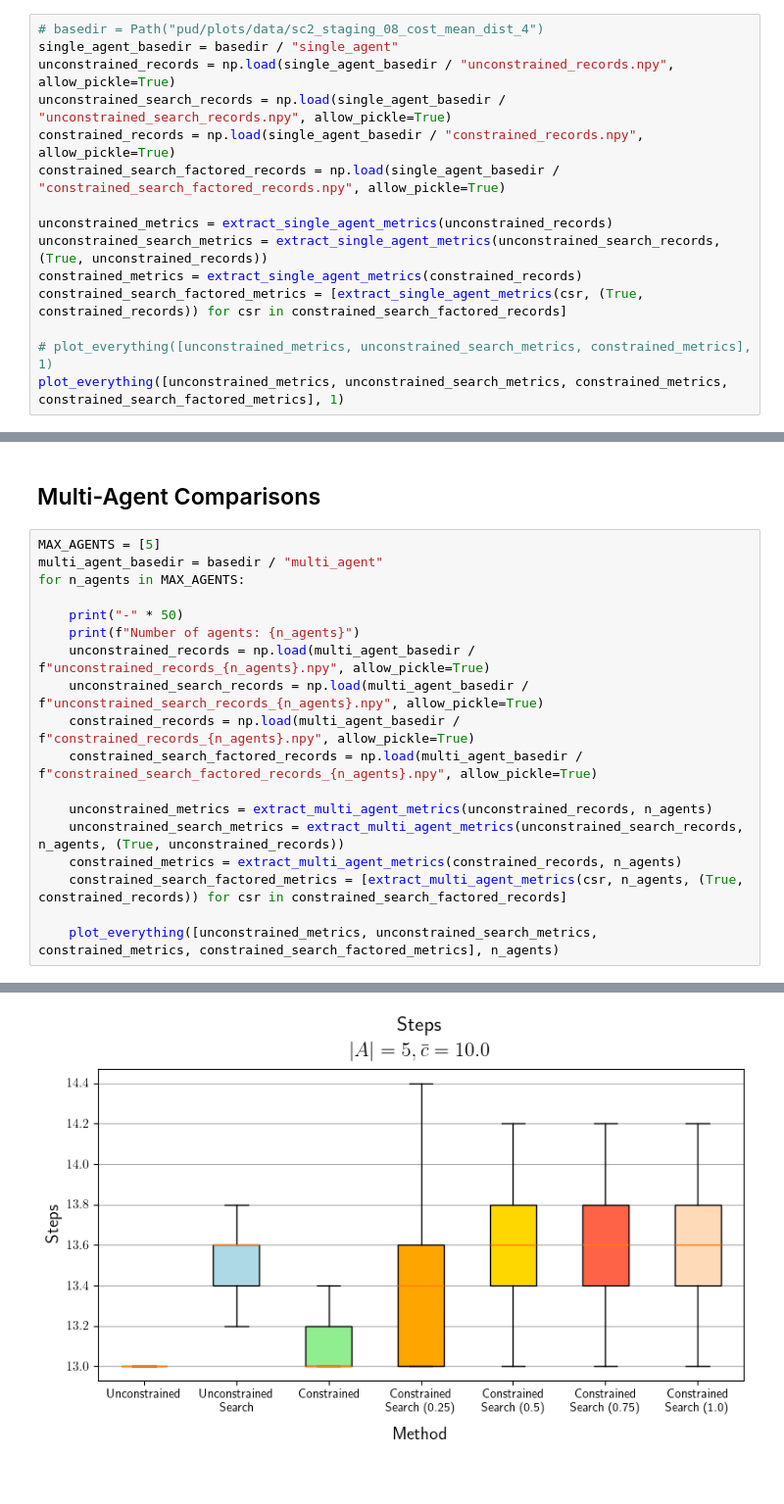
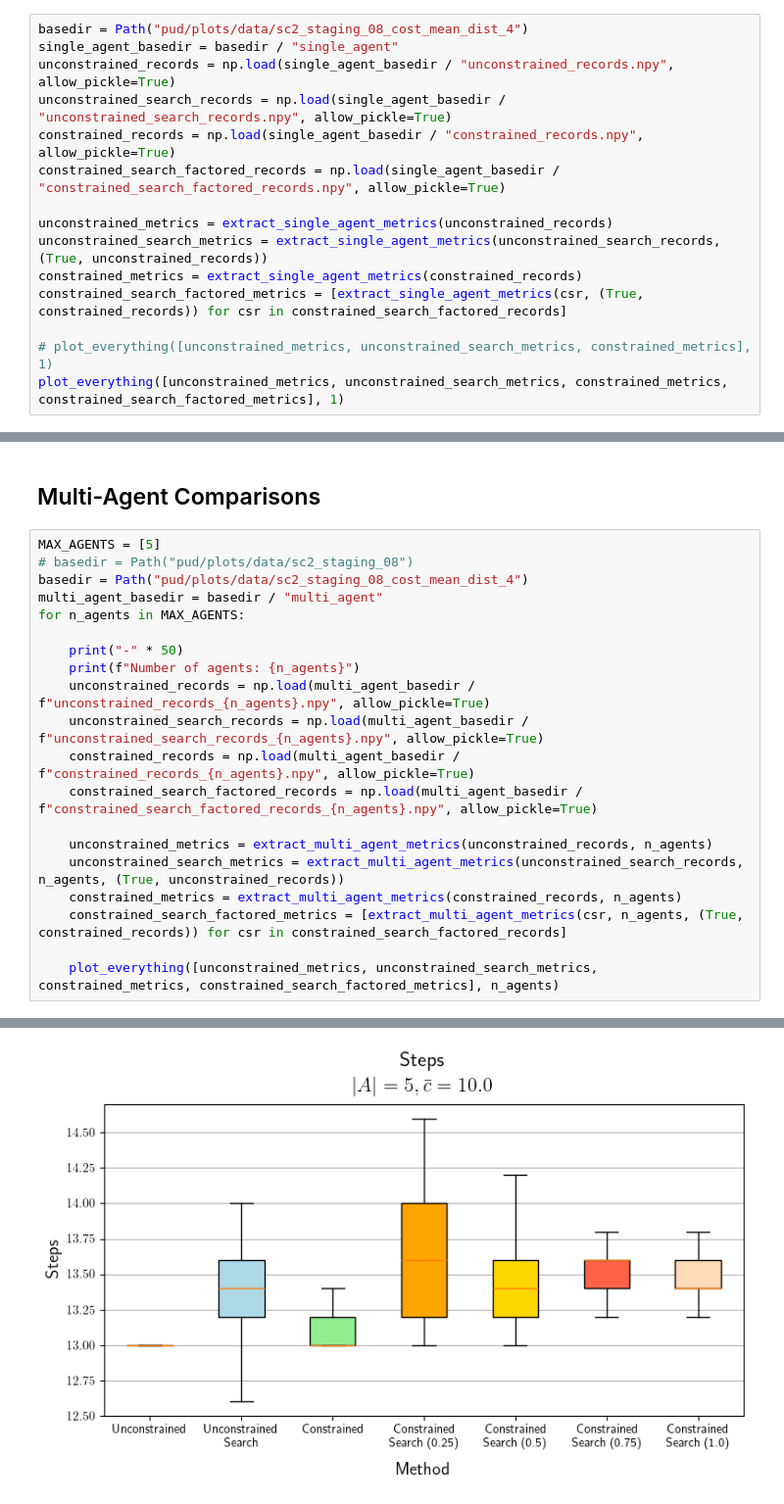
Before and after one commit to delay-planner/rb-visual-mapf, a Jupyter notebook: pud/plots/plot_habitatenv_metrics.ipynb, the cells around one changed output, grey strips where cells are left out. Shown: that part at 98% size. Drawn from its saved outputs; the diff is of its cells as text.

```diff
--- a/pud/plots/plot_habitatenv_metrics.ipynb
+++ b/pud/plots/plot_habitatenv_metrics.ipynb
@@ -191,7 +191,7 @@ def plot_everything(metrics, num_agents):
 # %% [markdown]
 ## Single-Agent Comparisons
 # %%
-# basedir = Path("pud/plots/data/sc2_staging_08_cost_mean_dist_4")
+basedir = Path("pud/plots/data/sc2_staging_08_cost_mean_dist_4")
 single_agent_basedir = basedir / "single_agent"
 unconstrained_records = np.load(single_agent_basedir / "unconstrained_records.npy", allow_pickle=True)
 unconstrained_search_records = np.load(single_agent_basedir / "unconstrained_search_records.npy", allow_pickle=True)
@@ -217,6 +217,8 @@ Fallback succeeded
 ## Multi-Agent Comparisons
 # %%
 MAX_AGENTS = [5]
+# basedir = Path("pud/plots/data/sc2_staging_08")
+basedir = Path("pud/plots/data/sc2_staging_08_cost_mean_dist_4")
 multi_agent_basedir = basedir / "multi_agent"
 for n_agents in MAX_AGENTS:
 
@@ -240 +242 @@ Number of agents: 5
-[figure, old version]
+[figure, new version]
```
Also changed, not shown: parts of 2 cells of this notebook, 10 other files.
